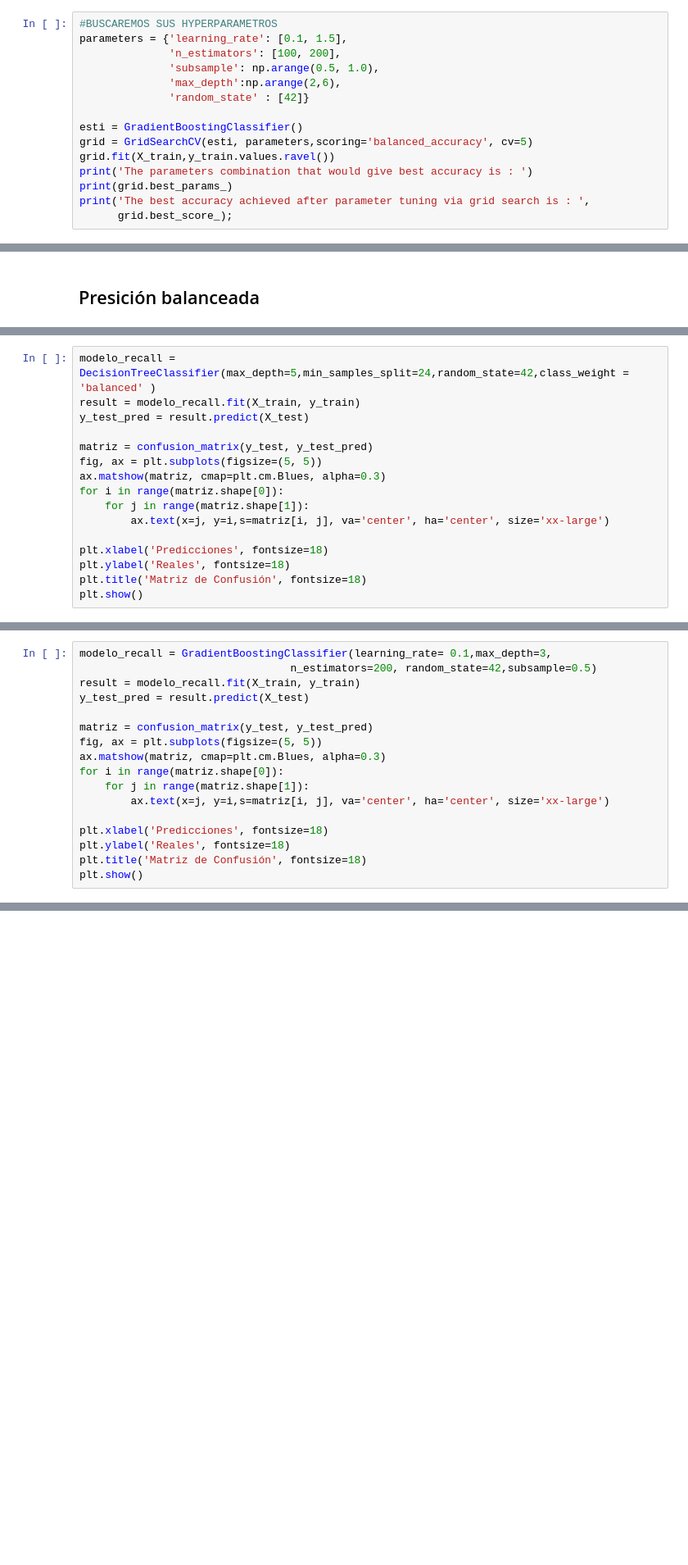
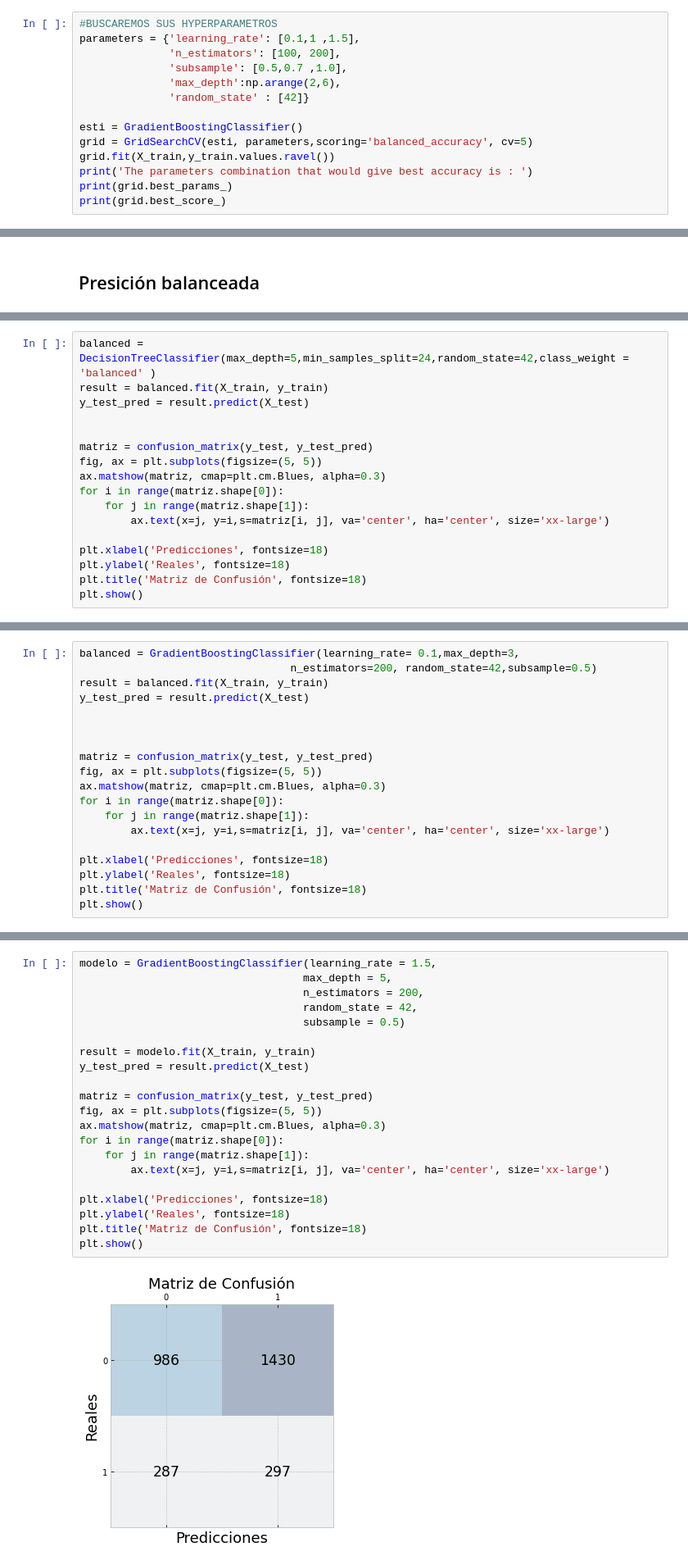
Before and after one commit to RoberthHernandez/churn-prediction-CH, a Jupyter notebook: Entrega2Hernandez+Gomezportillo.ipynb, the cells around one changed output, grey strips where cells are left out. Shown at 82% size. Cells and saved outputs as stored; diff of their text form; blank space fills up the shorter version.

```diff
--- a/Entrega2Hernandez+Gomezportillo.ipynb
+++ b/Entrega2Hernandez+Gomezportillo.ipynb
@@ -693,8 +692,8 @@ The best recall achieved after parameter tuning via grid search is :  0.63954022
 # %%
 #BUSCAREMOS SUS HYPERPARAMETROS
-parameters = {'learning_rate': [0.1, 1.5],
+parameters = {'learning_rate': [0.1,1 ,1.5],
               'n_estimators': [100, 200],
-              'subsample': np.arange(0.5, 1.0),
+              'subsample': [0.5,0.7 ,1.0],
               'max_depth':np.arange(2,6),
               'random_state' : [42]}
 
@@ -703,8 +702,7 @@ grid = GridSearchCV(esti, parameters,scoring='balanced_accuracy', cv=5)
 grid.fit(X_train,y_train.values.ravel())
 print('The parameters combination that would give best accuracy is : ')
 print(grid.best_params_)
-print('The best accuracy achieved after parameter tuning via grid search is : ',
-      grid.best_score_);
+print(grid.best_score_)
 # %% [output]
 The parameters combination that would give best accuracy is :
 {'learning_rate': 0.1, 'max_depth': 3, 'n_estimators': 200, 'random_state': 42, 'subsample': 0.5}
@@ -929,9 +944,10 @@ res_rec
 | 2 | KNeighborsClassifier | 0.745333 | 0.520528 | 0.152397 | 0.248603 | 0.188960 |
 | 3 | LogisticRegression | 0.640333 | 0.650750 | 0.667808 | 0.305882 | 0.419580 |
 # %%
-modelo_recall = DecisionTreeClassifier(max_depth=5,min_samples_split=24,random_state=42,class_weight = 'balanced' )
-result = modelo_recall.fit(X_train, y_train)
+balanced = DecisionTreeClassifier(max_depth=5,min_samples_split=24,random_state=42,class_weight = 'balanced' )
+result = balanced.fit(X_train, y_train)
 y_test_pred = result.predict(X_test)
+
 
 matriz = confusion_matrix(y_test, y_test_pred)
 fig, ax = plt.subplots(figsize=(5, 5))
@@ -958,10 +974,12 @@ print(classification_report(y_test,y_test_pred))
    macro avg       0.66      0.75      0.66      3000
 weighted avg       0.83      0.72      0.75      3000
 # %%
-modelo_recall = GradientBoostingClassifier(learning_rate= 0.1,max_depth=3,
+balanced = GradientBoostingClassifier(learning_rate= 0.1,max_depth=3,
                                  n_estimators=200, random_state=42,subsample=0.5)
-result = modelo_recall.fit(X_train, y_train)
+result = balanced.fit(X_train, y_train)
 y_test_pred = result.predict(X_test)
+
+
 
 matriz = confusion_matrix(y_test, y_test_pred)
 fig, ax = plt.subplots(figsize=(5, 5))
@@ -989,0 +1010,23 @@ weighted avg       0.86      0.87      0.86      3000
+# %%
+modelo = GradientBoostingClassifier(learning_rate = 1.5,
+                                   max_depth = 5,
+                                   n_estimators = 200,
+                                   random_state = 42,
+                                   subsample = 0.5)
+
+result = modelo.fit(X_train, y_train)
+y_test_pred = result.predict(X_test)
+
+matriz = confusion_matrix(y_test, y_test_pred)
+fig, ax = plt.subplots(figsize=(5, 5))
+ax.matshow(matriz, cmap=plt.cm.Blues, alpha=0.3)
+for i in range(matriz.shape[0]):
+    for j in range(matriz.shape[1]):
+        ax.text(x=j, y=i,s=matriz[i, j], va='center', ha='center', size='xx-large')
+
+plt.xlabel('Predicciones', fontsize=18)
+plt.ylabel('Reales', fontsize=18)
+plt.title('Matriz de Confusión', fontsize=18)
+plt.show()
+# %% [output]
+[figure, added]
```
Also changed, not shown: parts of 15 cells of this notebook, 3 other files.
